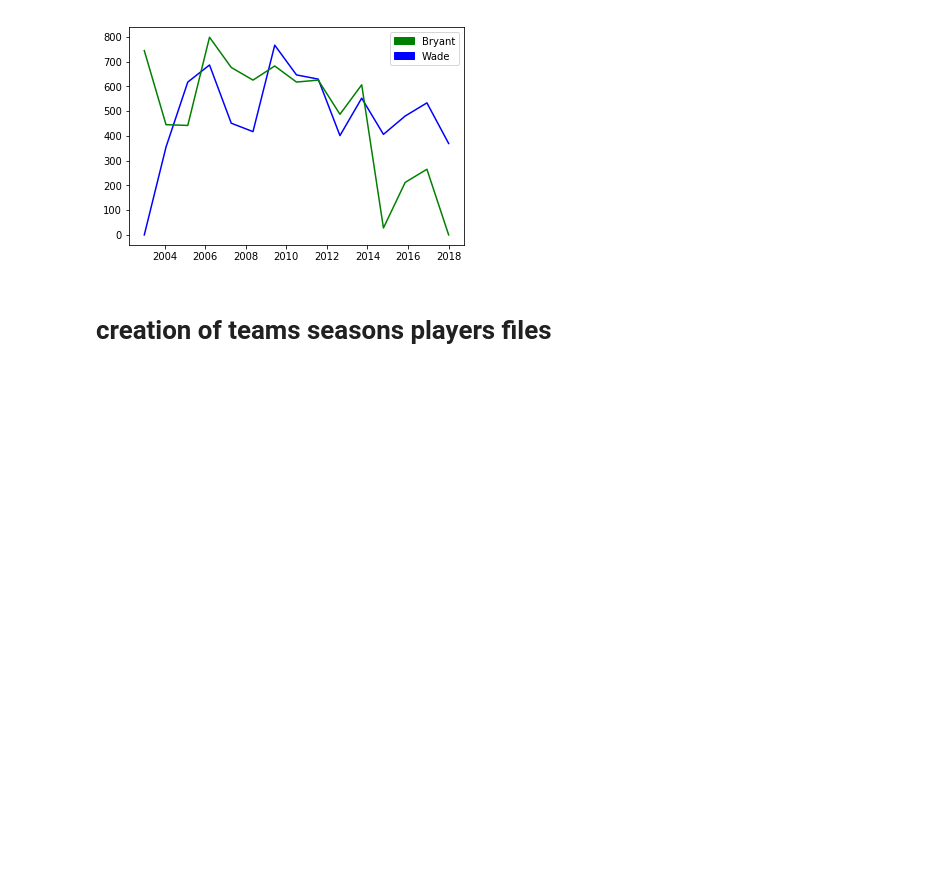
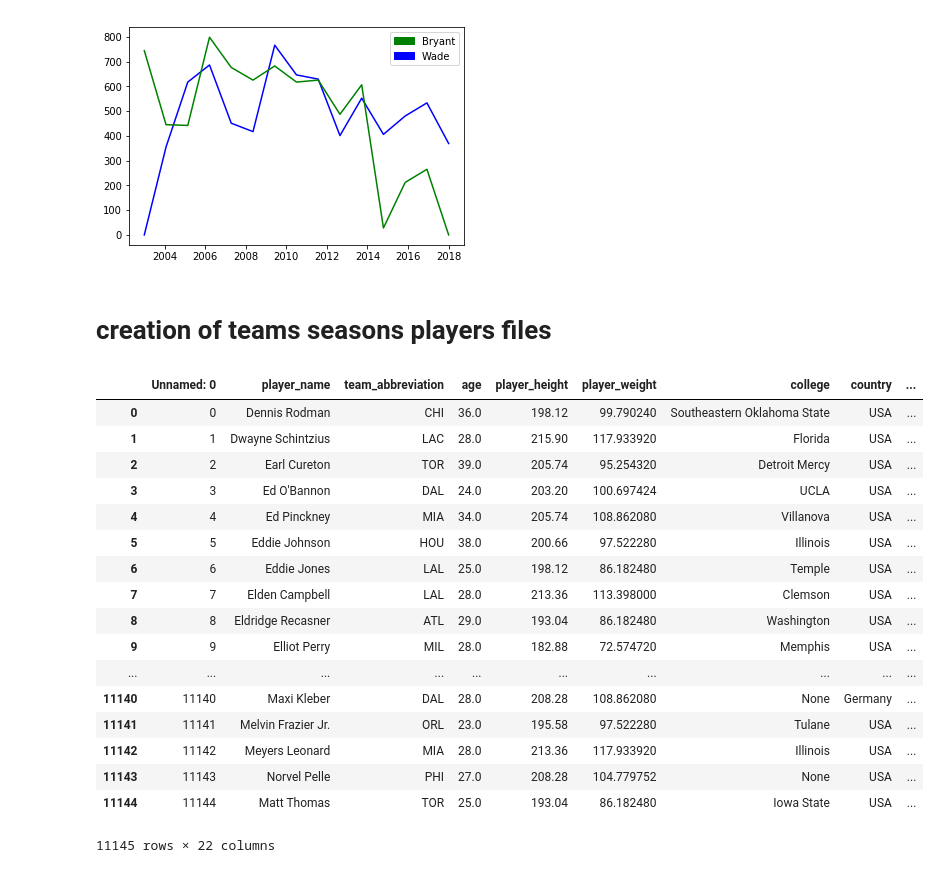
Before and after one commit to MaximeFth/com-480-project-freespin, a Jupyter notebook: Stats.ipynb, the cells around one changed output. Drawn from its saved outputs; the diff is of its cells as text; code cells hidden in the pictures; blank space fills up the shorter version.

```diff
--- a/Stats.ipynb
+++ b/Stats.ipynb
@@ -140,3 +140,24 @@ plt.show
 [figure]
 # %% [markdown]
 # creation of teams seasons players files
+# %%
+all_seasons
+# %% [output]
+|  | Unnamed: 0 | player_name | team_abbreviation | age | player_height | player_weight | college | country | ... |
+| 0 | 0 | Dennis Rodman | CHI | 36.0 | 198.12 | 99.790240 | Southeastern Oklahoma State | USA | ... |
+| 1 | 1 | Dwayne Schintzius | LAC | 28.0 | 215.90 | 117.933920 | Florida | USA | ... |
+| 2 | 2 | Earl Cureton | TOR | 39.0 | 205.74 | 95.254320 | Detroit Mercy | USA | ... |
+| 3 | 3 | Ed O'Bannon | DAL | 24.0 | 203.20 | 100.697424 | UCLA | USA | ... |
+| 4 | 4 | Ed Pinckney | MIA | 34.0 | 205.74 | 108.862080 | Villanova | USA | ... |
+| 5 | 5 | Eddie Johnson | HOU | 38.0 | 200.66 | 97.522280 | Illinois | USA | ... |
+| 6 | 6 | Eddie Jones | LAL | 25.0 | 198.12 | 86.182480 | Temple | USA | ... |
+| 7 | 7 | Elden Campbell | LAL | 28.0 | 213.36 | 113.398000 | Clemson | USA | ... |
+| 8 | 8 | Eldridge Recasner | ATL | 29.0 | 193.04 | 86.182480 | Washington | USA | ... |
+| 9 | 9 | Elliot Perry | MIL | 28.0 | 182.88 | 72.574720 | Memphis | USA | ... |
+| ... | ... | ... | ... | ... | ... | ... | ... | ... | ... |
+| 11140 | 11140 | Maxi Kleber | DAL | 28.0 | 208.28 | 108.862080 | None | Germany | ... |
+| 11141 | 11141 | Melvin Frazier Jr. | ORL | 23.0 | 195.58 | 97.522280 | Tulane | USA | ... |
+| 11142 | 11142 | Meyers Leonard | MIA | 28.0 | 213.36 | 117.933920 | Illinois | USA | ... |
+| 11143 | 11143 | Norvel Pelle | PHI | 27.0 | 208.28 | 104.779752 | None | USA | ... |
+| 11144 | 11144 | Matt Thomas | TOR | 25.0 | 193.04 | 86.182480 | Iowa State | USA | ... |
+11145 rows × 22 columns
```
Also changed, not shown: parts of 14 cells of this notebook, 26 other files.
